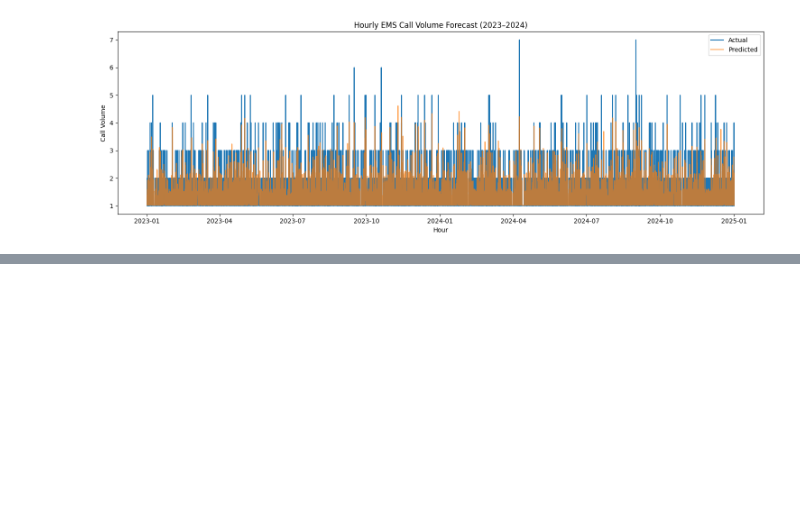
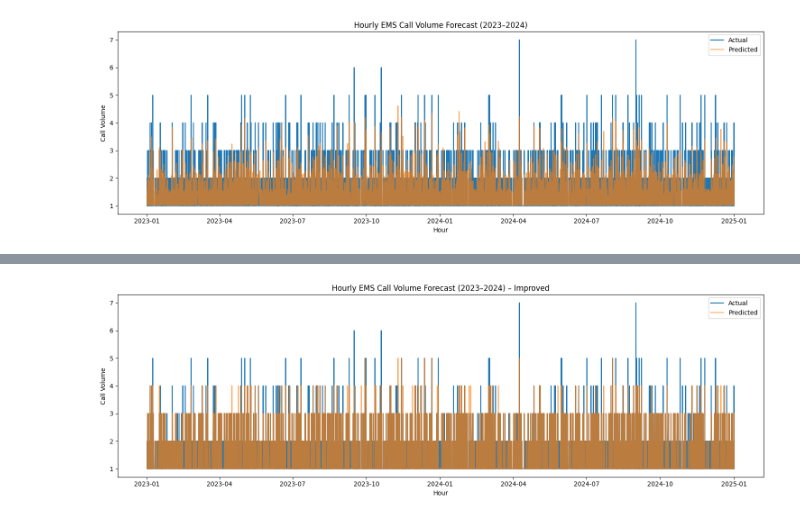
Before and after one commit to baywigg/ML4VA, a Jupyter notebook: visualizing/hourly_forecaster_model.ipynb, the cells around one changed output, grey strips where cells are left out. Cells and saved outputs as stored; diff of their text form; code cells hidden in the pictures; blank space fills up the shorter version.

Commit message:
worked more on hourly and daily forecaster

```diff
--- a/visualizing/hourly_forecaster_model.ipynb
+++ b/visualizing/hourly_forecaster_model.ipynb
@@ -100,3 +100,93 @@ plt.show()
 # %% [output]
 Hourly Forecast RMSE (2023–2024): 0.50
 [figure]
+# %%
+import pandas as pd
+import numpy as np
+from sklearn.ensemble import HistGradientBoostingRegressor
+from sklearn.metrics import mean_squared_error
+from pandas.tseries.holiday import USFederalHolidayCalendar
+import matplotlib.pyplot as plt
+
+# --- 1. Load and Filter Data ---
+df = pd.read_csv("../data/clean/calls_full.csv")
+df['CallDateTime'] = pd.to_datetime(df['CallDateTime'])
+df = df[(df['CallDateTime'] >= '2017-01-01') & (df['CallDateTime'] < '2025-01-01')]
+
+# --- 2. Aggregate to Hourly ---
+df['hour'] = df['CallDateTime'].dt.floor('h')
+hourly = df.groupby('hour').size().reset_index(name='call_volume')
+
+# --- 3. Basic Time Features ---
+hourly['hour_of_day'] = hourly['hour'].dt.hour
+hourly['day_of_week'] = hourly['hour'].dt.dayofweek
+hourly['week_of_year'] = hourly['hour'].dt.isocalendar().week.astype(int)
+hourly['month'] = hourly['hour'].dt.month
+hourly['year'] = hourly['hour'].dt.year
+
+# --- 4. Advanced Lag + Rolling ---
+for lag in [1, 24, 48, 168]:
+    hourly[f'lag_{lag}'] = hourly['call_volume'].shift(lag)
+
+hourly['rolling_3h'] = hourly['call_volume'].rolling(3).mean()
+hourly['rolling_24h'] = hourly['call_volume'].rolling(24).mean()
+hourly['rolling_7d'] = hourly['call_volume'].rolling(24*7).mean()
+
+# Same hour last week
+hourly['same_hour_last_week'] = hourly['call_volume'].shift(24*7)
+
+# Spike flag
+rolling_std = hourly['call_volume'].rolling(24*7).std()
+hourly['is_spike'] = (hourly['call_volume'] > hourly['rolling_7d'] + rolling_std).astype(int)
+
+# Holiday + Weekend
+calendar = USFederalHolidayCalendar()
+holidays = calendar.holidays(start=hourly['hour'].min(), end=hourly['hour'].max())
+hourly['is_holiday'] = hourly['hour'].dt.normalize().isin(holidays).astype(int)
+hourly['is_weekend'] = hourly['day_of_week'].isin([5, 6]).astype(int)
+
+# --- 5. Drop NA Rows from lag/rolling ---
+hourly.dropna(inplace=True)
+
+# --- 6. Feature Set ---
+features = [
+    'hour_of_day', 'day_of_week', 'week_of_year', 'month', 'year',
+    'lag_1', 'lag_24', 'lag_48', 'lag_168',
+    'rolling_3h', 'rolling_24h', 'rolling_7d',
+    'same_hour_last_week', 'is_spike', 'is_holiday', 'is_weekend'
+]
+
+# --- 7. Train/Test Split (temporal) ---
+train = hourly[hourly['hour'] < '2023-01-01']
+test = hourly[hourly['hour'] >= '2023-01-01']
+
+X_train = train[features]
+X_test = test[features]
+
+# Log transform target
+y_train = np.log1p(train['call_volume'])
+y_test = np.log1p(test['call_volume'])
+
+# --- 8. Train Model ---
+model = HistGradientBoostingRegressor(max_iter=300, learning_rate=0.05, random_state=42)
+model.fit(X_train, y_train)
+
+# --- 9. Predict and Evaluate ---
+preds_log = model.predict(X_test)
+preds = np.expm1(preds_log).round().astype(int)
+y_test_actual = np.expm1(y_test).round().astype(int)
+
+rmse = np.sqrt(mean_squared_error(y_test_actual, preds))
+print(f"Improved RMSE (log-transformed): {rmse:.2f}")
+
+# --- 10. Plot Actual vs Predicted ---
+plt.figure(figsize=(15, 5))
+plt.plot(test['hour'], y_test_actual, label='Actual')
+plt.plot(test['hour'], preds, label='Predicted', alpha=0.7)
+plt.legend()
+plt.title('Hourly EMS Call Volume Forecast (2023–2024) – Improved')
+plt.xlabel('Hour')
+plt.ylabel('Call Volume')
+plt.tight_layout()
+plt.show()
+# %% [output]
@@ -102,0 +194 @@ Hourly Forecast RMSE (2023–2024): 0.50
+[figure, added]
```
Also changed, not shown: parts of 3 cells of this notebook, 4 other files.
